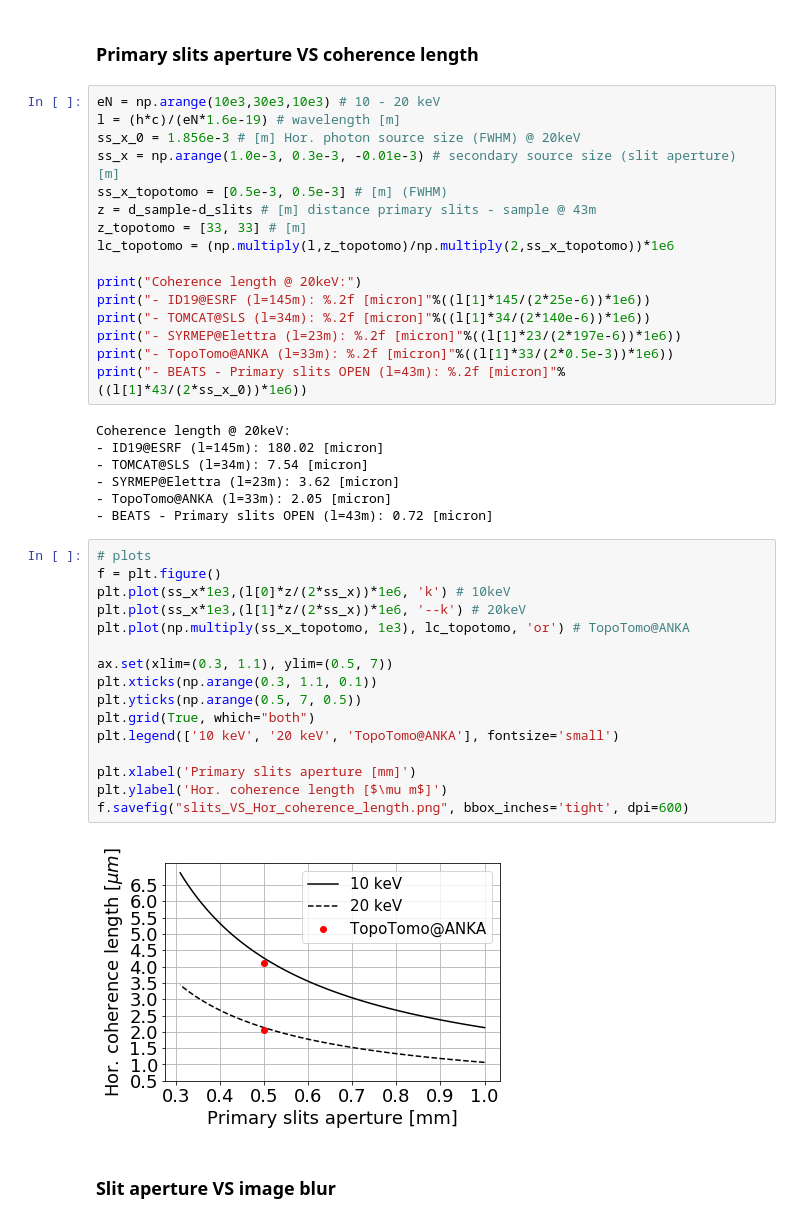
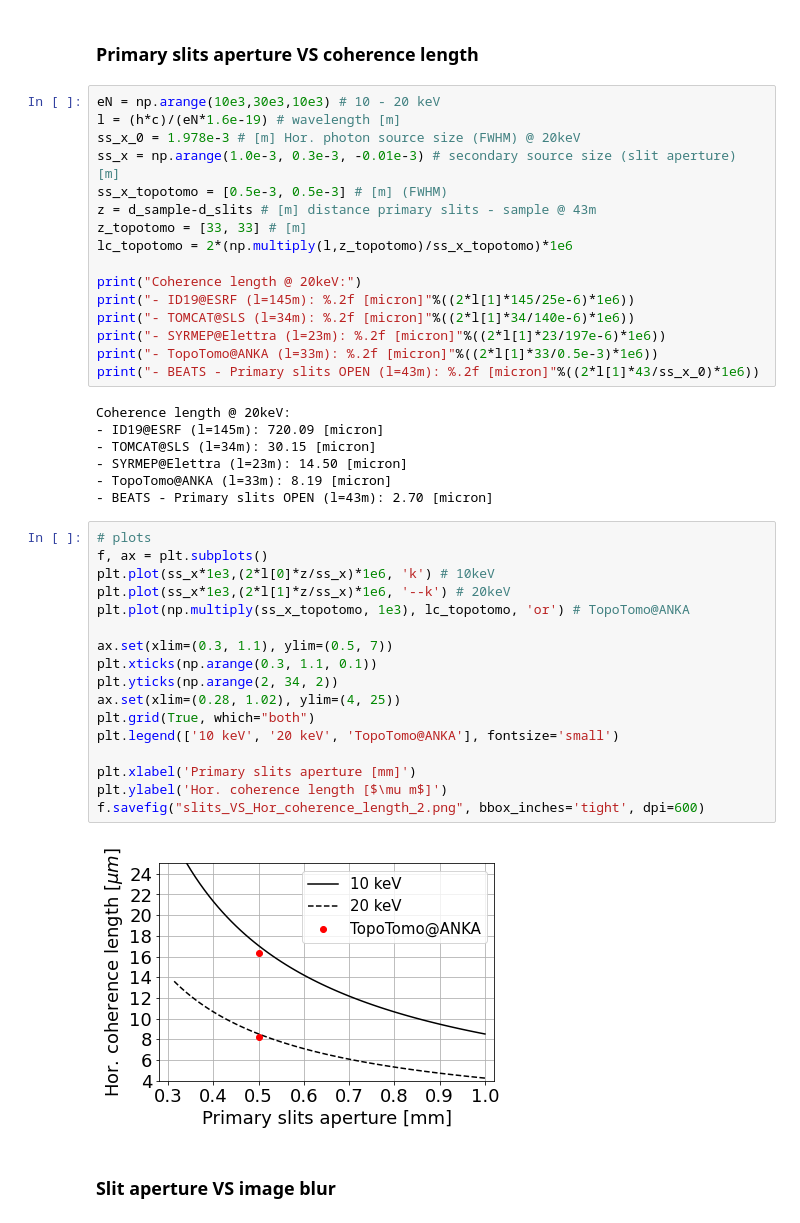
Before and after one commit to gianthk/BEATS_raytracing, a Jupyter notebook: BEATS_TDR-Chapter_07f_Optics_Raytracing.ipynb, the cells around one changed output. Saved outputs shown, nothing was run; the diff lists cells and outputs as text.

```diff
--- a/BEATS_TDR-Chapter_07f_Optics_Raytracing.ipynb
+++ b/BEATS_TDR-Chapter_07f_Optics_Raytracing.ipynb
@@ -399,44 +414,45 @@ Cloetens, Peter. 2007. “Phase Contrast Imaging - Coherent Beams.” presented
 # %%
 eN = np.arange(10e3,30e3,10e3) # 10 - 20 keV
 l = (h*c)/(eN*1.6e-19) # wavelength [m]
-ss_x_0 = 1.856e-3 # [m] Hor. photon source size (FWHM) @ 20keV
+ss_x_0 = 1.978e-3 # [m] Hor. photon source size (FWHM) @ 20keV
 ss_x = np.arange(1.0e-3, 0.3e-3, -0.01e-3) # secondary source size (slit aperture) [m]
 ss_x_topotomo = [0.5e-3, 0.5e-3] # [m] (FWHM)
 z = d_sample-d_slits # [m] distance primary slits - sample @ 43m
 z_topotomo = [33, 33] # [m]
-lc_topotomo = (np.multiply(l,z_topotomo)/np.multiply(2,ss_x_topotomo))*1e6
+lc_topotomo = 2*(np.multiply(l,z_topotomo)/ss_x_topotomo)*1e6
 
 print("Coherence length @ 20keV:")
-print("- ID19@ESRF (l=145m): %.2f [micron]"%((l[1]*145/(2*25e-6))*1e6))
-print("- TOMCAT@SLS (l=34m): %.2f [micron]"%((l[1]*34/(2*140e-6))*1e6))
-print("- SYRMEP@Elettra (l=23m): %.2f [micron]"%((l[1]*23/(2*197e-6))*1e6))
-print("- TopoTomo@ANKA (l=33m): %.2f [micron]"%((l[1]*33/(2*0.5e-3))*1e6))
-print("- BEATS - Primary slits OPEN (l=43m): %.2f [micron]"%((l[1]*43/(2*ss_x_0))*1e6))
+print("- ID19@ESRF (l=145m): %.2f [micron]"%((2*l[1]*145/25e-6)*1e6))
+print("- TOMCAT@SLS (l=34m): %.2f [micron]"%((2*l[1]*34/140e-6)*1e6))
+print("- SYRMEP@Elettra (l=23m): %.2f [micron]"%((2*l[1]*23/197e-6)*1e6))
+print("- TopoTomo@ANKA (l=33m): %.2f [micron]"%((2*l[1]*33/0.5e-3)*1e6))
+print("- BEATS - Primary slits OPEN (l=43m): %.2f [micron]"%((2*l[1]*43/ss_x_0)*1e6))
 # %% [output]
 Coherence length @ 20keV:
-- ID19@ESRF (l=145m): 180.02 [micron]
-- TOMCAT@SLS (l=34m): 7.54 [micron]
-- SYRMEP@Elettra (l=23m): 3.62 [micron]
-- TopoTomo@ANKA (l=33m): 2.05 [micron]
-- BEATS - Primary slits OPEN (l=43m): 0.72 [micron]
+- ID19@ESRF (l=145m): 720.09 [micron]
+- TOMCAT@SLS (l=34m): 30.15 [micron]
+- SYRMEP@Elettra (l=23m): 14.50 [micron]
+- TopoTomo@ANKA (l=33m): 8.19 [micron]
+- BEATS - Primary slits OPEN (l=43m): 2.70 [micron]
 # %%
 # plots
-f = plt.figure()
-plt.plot(ss_x*1e3,(l[0]*z/(2*ss_x))*1e6, 'k') # 10keV
-plt.plot(ss_x*1e3,(l[1]*z/(2*ss_x))*1e6, '--k') # 20keV
+f, ax = plt.subplots()
+plt.plot(ss_x*1e3,(2*l[0]*z/ss_x)*1e6, 'k') # 10keV
+plt.plot(ss_x*1e3,(2*l[1]*z/ss_x)*1e6, '--k') # 20keV
 plt.plot(np.multiply(ss_x_topotomo, 1e3), lc_topotomo, 'or') # TopoTomo@ANKA
 
 ax.set(xlim=(0.3, 1.1), ylim=(0.5, 7))
 plt.xticks(np.arange(0.3, 1.1, 0.1))
-plt.yticks(np.arange(0.5, 7, 0.5))
+plt.yticks(np.arange(2, 34, 2))
+ax.set(xlim=(0.28, 1.02), ylim=(4, 25))
 plt.grid(True, which="both")
 plt.legend(['10 keV', '20 keV', 'TopoTomo@ANKA'], fontsize='small')
 
 plt.xlabel('Primary slits aperture [mm]')
 plt.ylabel('Hor. coherence length [$\mu m$]')
-f.savefig("slits_VS_Hor_coherence_length.png", bbox_inches='tight', dpi=600)
+f.savefig("slits_VS_Hor_coherence_length_2.png", bbox_inches='tight', dpi=600)
 # %% [output]
-[figure, old version]
+[figure, new version]
 # %% [markdown]
 ### Slit aperture VS image blur
 # %%
```
Also changed, not shown: parts of 9 cells of this notebook, 12 other files.
